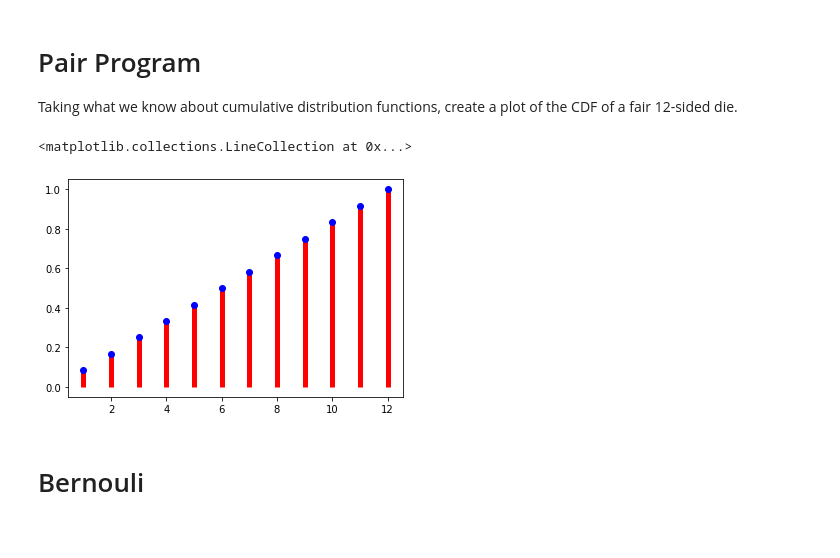
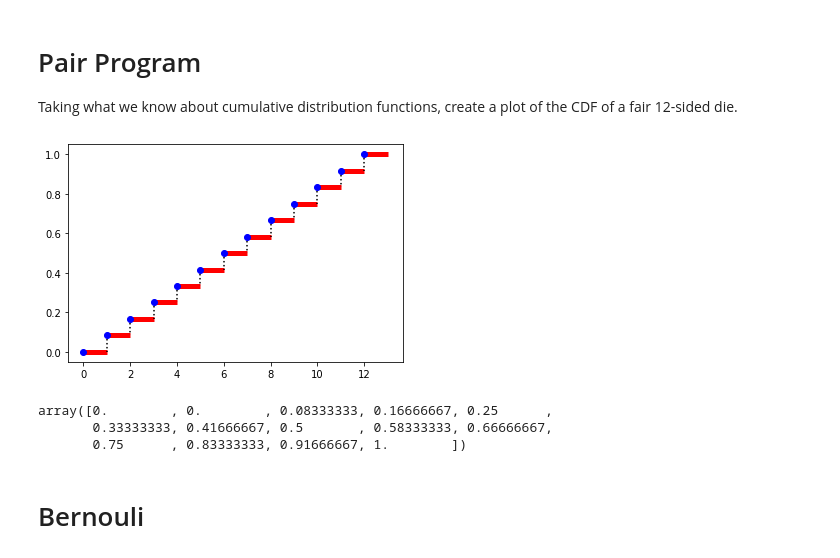
Before and after one commit to lecritch/distributions_seattle-chicago-ds, a Jupyter notebook: index.ipynb, the cells around one changed output. Drawn from its saved outputs; the diff is of its cells as text; code cells hidden in the pictures.

```diff
--- a/index.ipynb
+++ b/index.ipynb
@@ -164,0 +176,9 @@ plt.tight_layout();
+# %%
+# align the values
+lotto_dict = {0:0, 1:50, 2:25, 3:15, 4:10}
+values = list(lotto_dict.keys())
+# count the number of values that are less than or equal to the current value
+count_less_than_equal = np.cumsum(list(lotto_dict.values()))
+# divide by total number of values
+prob_less_than_or_equal = count_less_than_equal/sum(lotto_dict.values())
+values
@@ -164,0 +187,9 @@ plt.tight_layout();
+# %%
+fig, ax = plt.subplots()
+ax.plot(values, prob_less_than_or_equal, 'bo', ms=8, label='lotto pdf')
+for i in range(0,5):
+    ax.hlines(prob_less_than_or_equal[i], i,i+1, 'r', lw=5,)
+for i in range(0,4):
+    ax.vlines(i+1, prob_less_than_or_equal[i+1],prob_less_than_or_equal[i],  linestyles='dotted')
+ax.legend(loc='best' )
+ax.set_ylim(0);
@@ -170,13 +203,24 @@ Taking what we know about cumulative distribution functions, create a plot of th
 # %%
 #__SOLUTION__
 fig, ax = plt.subplots()
-rolls = list(range(1,13))
+rolls = list(range(0,13))
 cumu_probs = np.cumsum([1/12 for number in range(1,13)])
+
+cumu_probs = np.insert(cumu_probs,0,0,axis=0)
 ax.plot(rolls, cumu_probs, 'bo', color='blue')
-ax.vlines(rolls, 0, cumu_probs, 'r', lw=5)
+# ax.vlines(rolls, 0, cumu_probs, 'r', lw=5)
+for i in range(0,13):
+    ax.hlines(cumu_probs[i], i,i+1, 'r', lw=5,)
+for i in range(0,12):
+    ax.vlines(i+1, cumu_probs[i+1],cumu_probs[i],  linestyles='dotted')
 # %% [output]
-<matplotlib.collections.LineCollection at 0x...>
-[figure, old version]
+[figure, new version]
+# %%
+np.insert(cumu_probs,0,0,axis=0)
+# %% [output]
+array([0.        , 0.        , 0.08333333, 0.16666667, 0.25      ,
+       0.33333333, 0.41666667, 0.5       , 0.58333333, 0.66666667,
+       0.75      , 0.83333333, 0.91666667, 1.        ])
 # %% [markdown]
 # Bernouli
 # %% [markdown]
```
Also changed, not shown: parts of 22 cells of this notebook, 16 other files.
